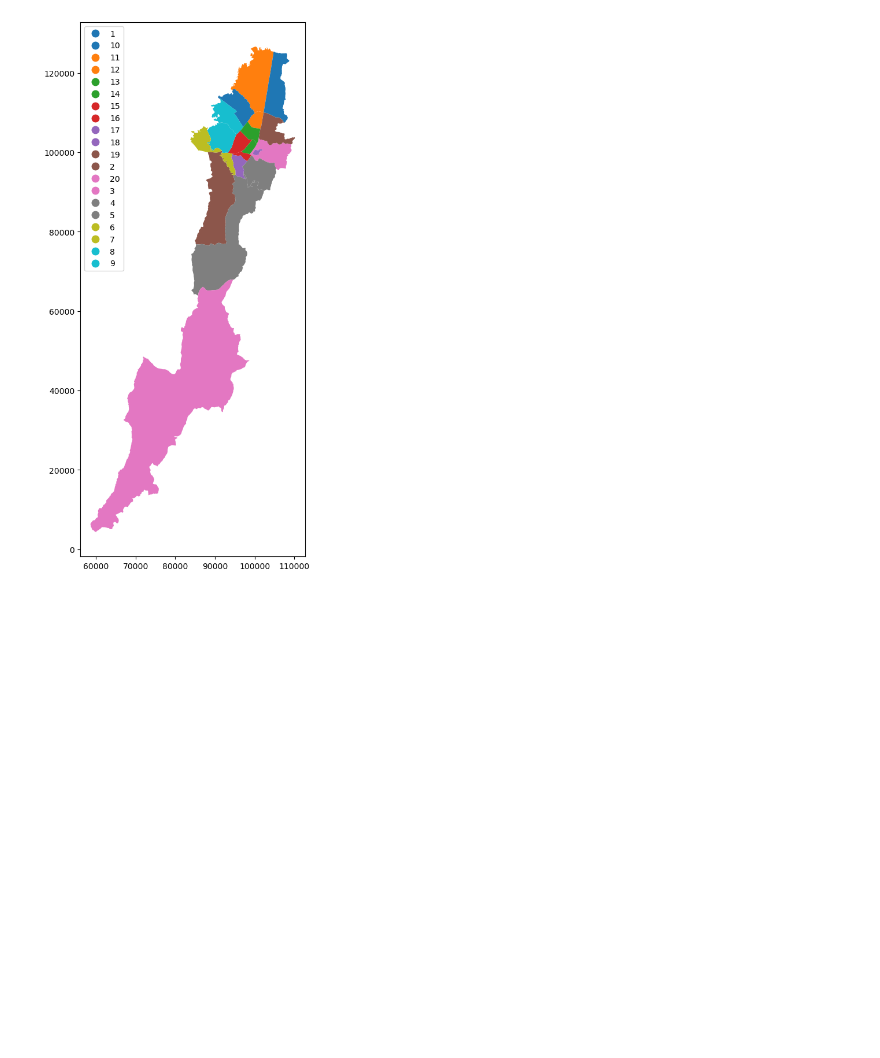
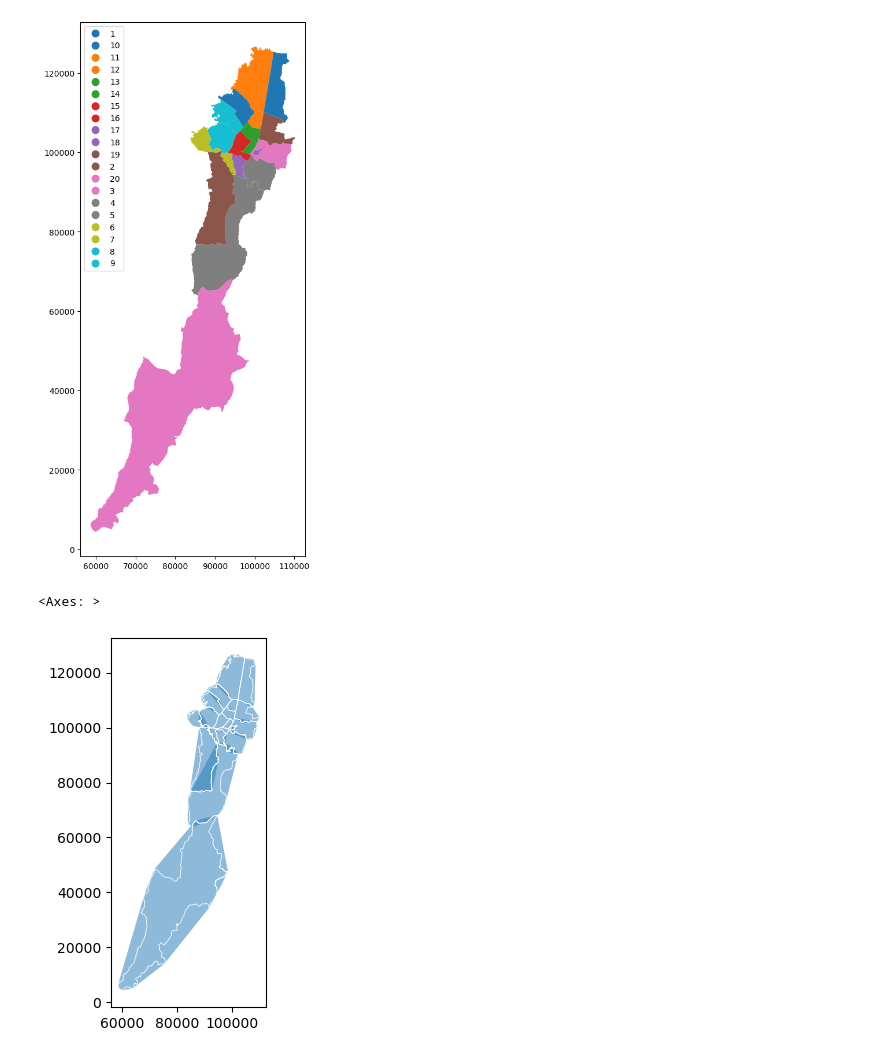
Before and after one commit to GaloRomero/pythonCode, a Jupyter notebook: GeoPandas.ipynb, the cells around one changed output. Cells and saved outputs as stored; diff of their text form; code cells hidden in the pictures; blank space fills up the shorter version.

```diff
--- a/GeoPandas.ipynb
+++ b/GeoPandas.ipynb
@@ -240,3 +240,12 @@ localidades_shp.plot(column = "CODIGO_LOC", legend=True, legend_kwds = {"loc": "
 # %% [output]
 <Axes: >
 [figure]
+# %%
+# Generamos nuevas geometrías que envuelve de forma simplificada cada uno de los poligonos o localidades (convex_hull)
+localidades_shp["envolvente"] = localidades_shp.convex_hull
+# %%
+axis = localidades_shp["envolvente"].plot(alpha = 0.5) # envolvente
+localidades_shp["perimetro"].plot(ax = axis, color = "white", linewidth = 0.5) # perimetro
+# %% [output]
+<Axes: >
+[figure, added]
```
Also changed, not shown: parts of 3 cells of this notebook.
